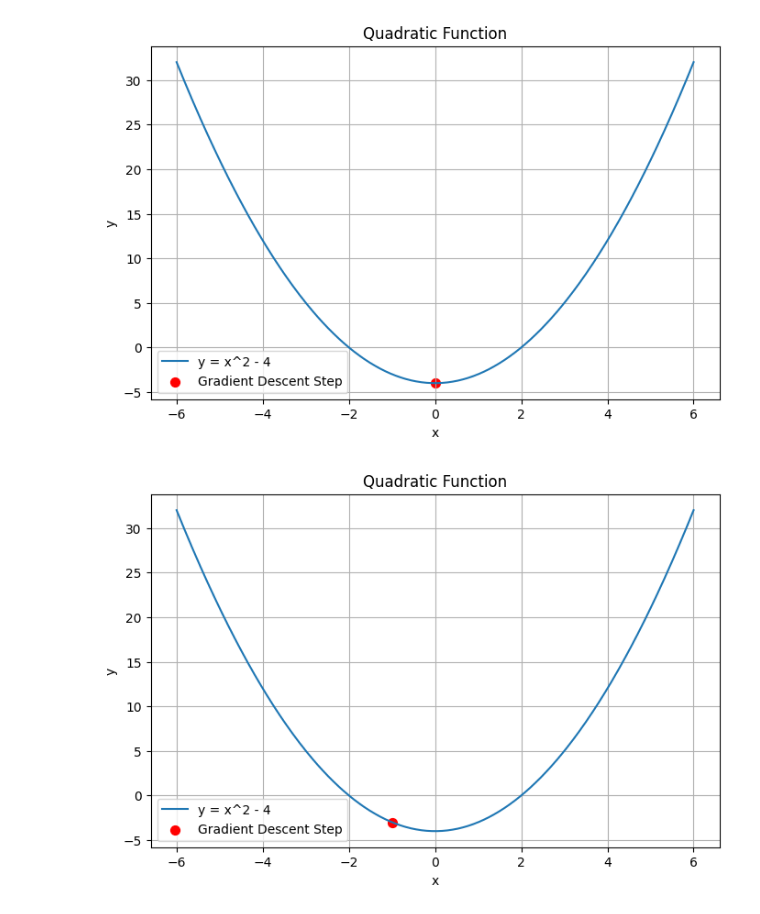
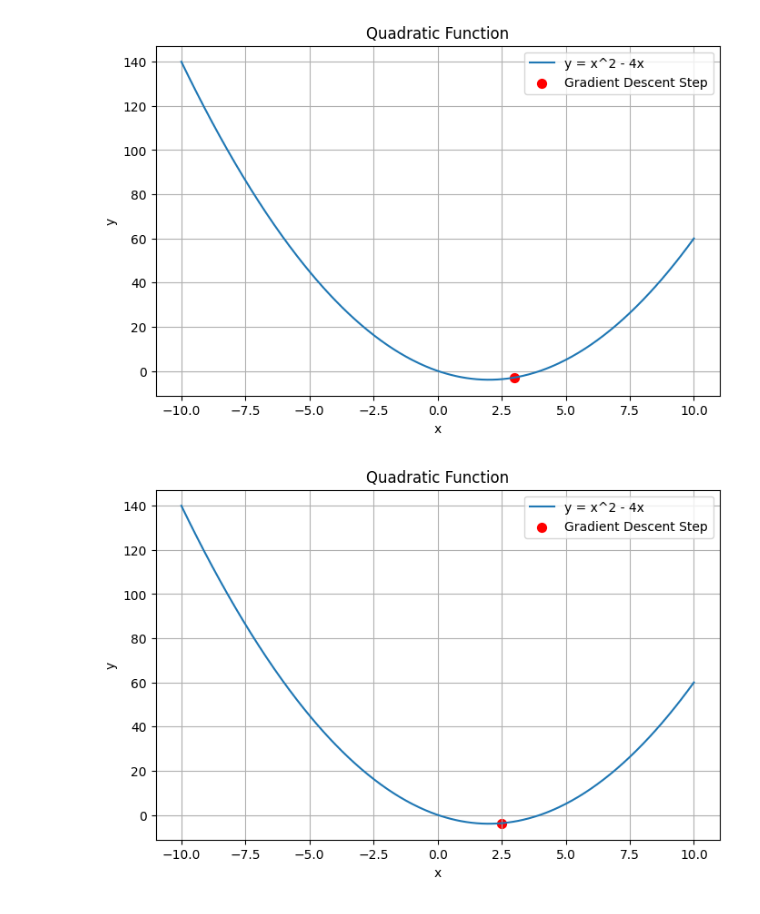
Before and after one commit to ahmeddiab1234/Zag-Eng-AI, a Jupyter notebook: Content/Week5/code/gradient_decent_intutation.ipynb, the cells around one changed output. Cells and saved outputs as stored; diff of their text form; code cells hidden in the pictures.

```diff
--- a/Content/Week5/code/gradient_decent_intutation.ipynb
+++ b/Content/Week5/code/gradient_decent_intutation.ipynb
@@ -26,17 +33,17 @@ import numpy as np
 import matplotlib.pyplot as plt
 
 def f(x):
-    return x**2 - 4
+    return x**2 - 4*x
 
-x_vals = np.linspace(-6, 6, 400)
+x_vals = np.linspace(-10, 10, 400)
 y_vals = f(x_vals)
 
-x = -5
+x = -6
 y = f(x)
 
 plt.figure(figsize=(8, 5))
 
-plt.plot(x_vals, y_vals, label="y = x^2 - 4")
+plt.plot(x_vals, y_vals, label="y = x^2 - 4x")
 
 plt.scatter(x, y, color='red', s=50, label="Gradient Descent Step")
 
@@ -53,17 +87,17 @@ import numpy as np
 import matplotlib.pyplot as plt
 
 def f(x):
-    return x**2 - 4
+    return x**2 - 4*x
 
-x_vals = np.linspace(-6, 6, 400)
+x_vals = np.linspace(-10, 10, 400)
 y_vals = f(x_vals)
 
-x = -4
+x = -2
 y = f(x)
 
 plt.figure(figsize=(8, 5))
 
-plt.plot(x_vals, y_vals, label="y = x^2 - 4")
+plt.plot(x_vals, y_vals, label="y = x^2 - 4x")
 
 plt.scatter(x, y, color='red', s=50, label="Gradient Descent Step")
 
@@ -80,17 +114,17 @@ import numpy as np
 import matplotlib.pyplot as plt
 
 def f(x):
-    return x**2 - 4
+    return x**2 - 4*x
 
-x_vals = np.linspace(-6, 6, 400)
+x_vals = np.linspace(-10, 10, 400)
 y_vals = f(x_vals)
 
-x = 1
+x = 0
 y = f(x)
 
 plt.figure(figsize=(8, 5))
 
-plt.plot(x_vals, y_vals, label="y = x^2 - 4")
+plt.plot(x_vals, y_vals, label="y = x^2 - 4x")
 
 plt.scatter(x, y, color='red', s=50, label="Gradient Descent Step")
 
@@ -107,17 +141,17 @@ import numpy as np
 import matplotlib.pyplot as plt
 
 def f(x):
-    return x**2 - 4
+    return x**2 - 4*x
 
-x_vals = np.linspace(-6, 6, 400)
+x_vals = np.linspace(-10, 10, 400)
 y_vals = f(x_vals)
 
-x = 0
+x = 3
 y = f(x)
 
 plt.figure(figsize=(8, 5))
 
-plt.plot(x_vals, y_vals, label="y = x^2 - 4")
+plt.plot(x_vals, y_vals, label="y = x^2 - 4x")
 
 plt.scatter(x, y, color='red', s=50, label="Gradient Descent Step")
 
@@ -128,34 +162,34 @@ plt.legend()
 plt.grid(True)
 plt.show()
 # %% [output]
-[figure, old version]
+[figure, new version]
 # %%
 import numpy as np
 import matplotlib.pyplot as plt
 
 def f(x):
-    return x**2 - 4
+    return x**2 - 4*x
 
-x_vals = np.linspace(-6, 6, 400)
+x_vals = np.linspace(-10, 10, 400)
 y_vals = f(x_vals)
 
-x = -1
+x = 2.5
 y = f(x)
 
 plt.figure(figsize=(8, 5))
 
-plt.plot(x_vals, y_vals, label="y = x^2 - 4")
+plt.plot(x_vals, y_vals, label="y = x^2 - 4x")
 
 plt.scatter(x, y, color='red', s=50, label="Gradient Descent Step")
 
 plt.xlabel("x")
 plt.ylabel("y")
 plt.title("Quadratic Function")
 plt.legend()
 plt.grid(True)
 plt.show()
 # %% [output]
-[figure, old version]
+[figure, new version]
 # %%
 import numpy as np
 import matplotlib.pyplot as plt
```
Also changed, not shown: parts of 8 cells of this notebook.
